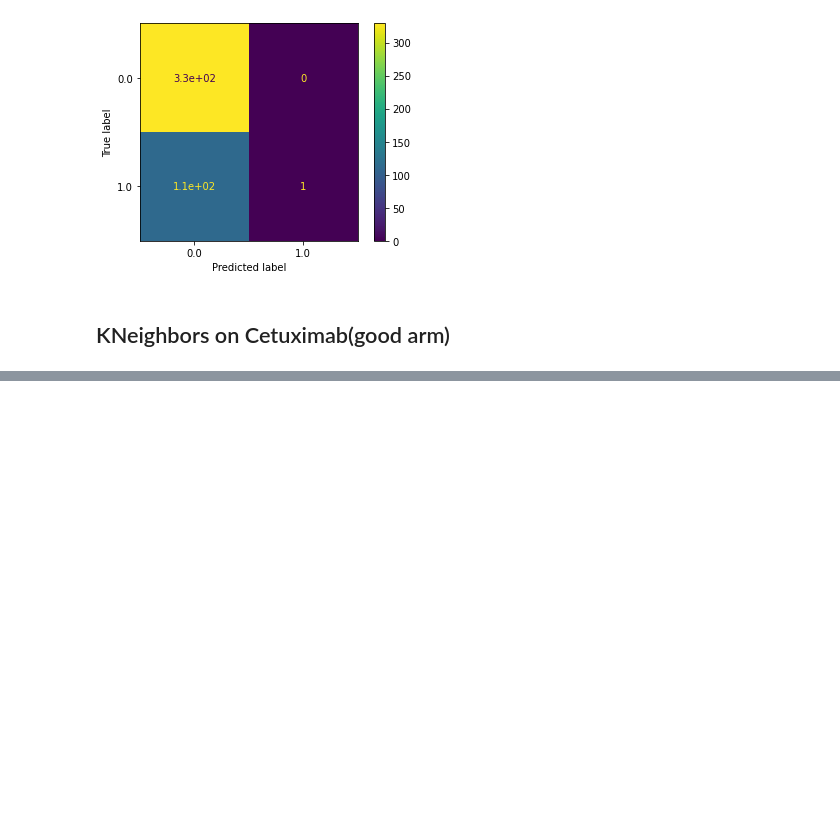
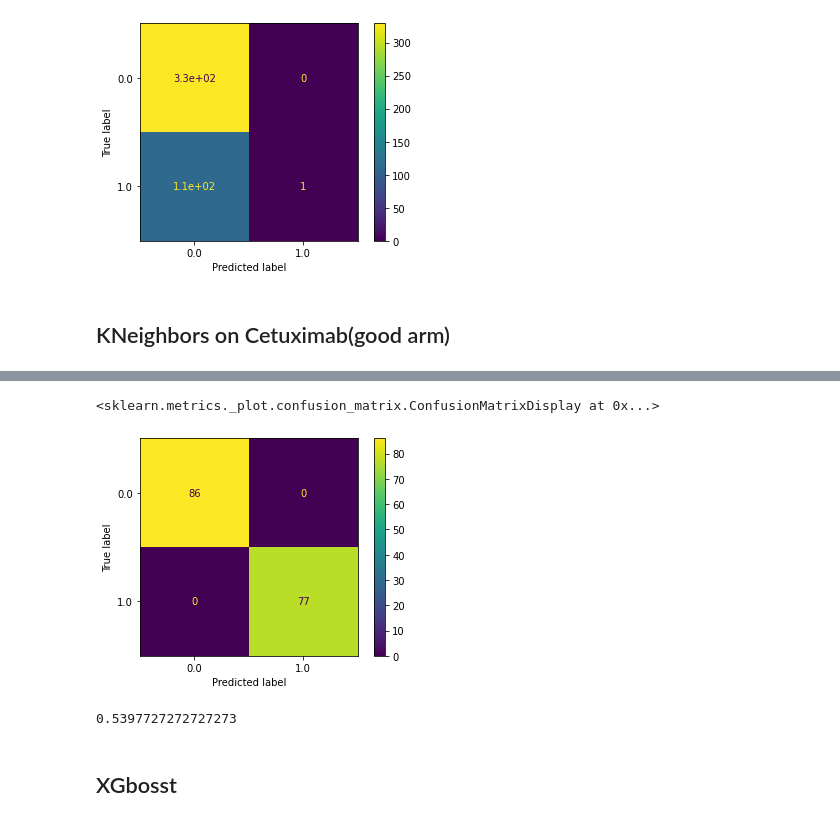
Before and after one commit to HeikeModest/Med_Data_Analysis, a Jupyter notebook: notebooks/supervised_AM_1.ipynb, the cells around one changed output, grey strips where cells are left out. Drawn from its saved outputs; the diff is of its cells as text; code cells hidden in the pictures; blank space fills up the shorter version.

```diff
--- a/notebooks/supervised_AM_1.ipynb
+++ b/notebooks/supervised_AM_1.ipynb
@@ -377,9 +353,16 @@ print(np.mean(cross_val_score(model8, X_train_cet, y_train_cet, cv=10)))
 # %%
-param_grid = {
-                 'n_estimators': [5, 10, 15, 20],
-                 'max_depth': [2, 5, 7, 9],
-                'criterion': ['gini','entropy'],
-             }
+    param_grid = {
+                     'n_estimators': [5, 10, 15, 20],
+                     'max_depth': [2, 5, 7, 9],
+                    'criterion': ['gini','entropy'],
+                 }
+    param_grid2 = {'bootstrap': [True, False],
+     'max_depth': [10, 20, 30, 40, 50, None],
+     'max_features': ['auto', 'sqrt'],
+    'criterion': ['gini','entropy'],
+     'min_samples_leaf': [1, 2, 4],
+     'min_samples_split': [2, 5, 10],
+     'n_estimators': [10,20,50]}
 # %%
 from sklearn.model_selection import GridSearchCV
 
@@ -394,0 +380,14 @@ grid_model8.best_score_
+# %%
+grid_model8=RandomForestClassifier(bootstrap= False,criterion= 'gini',max_depth=10,max_features='sqrt',min_samples_leaf= 1, min_samples_split= 5,n_estimators=10)
+grid_model8.fit(X_train_cet, y_train_cet)
+plot_confusion_matrix(grid_model8,X_train_cet, y_train_cet)
+# %% [output]
+<sklearn.metrics._plot.confusion_matrix.ConfusionMatrixDisplay at 0x...>
+[figure, added]
+# %%
+cv_results=cross_validate(grid_model8,X_train_cet,y_train_cet,cv=5)
+cv_results['test_score'].mean()
+# %% [output]
+0.5397727272727273
+# %% [markdown]
+## XGbosst
```
Also changed, not shown: parts of 24 cells of this notebook, 5 other files.
